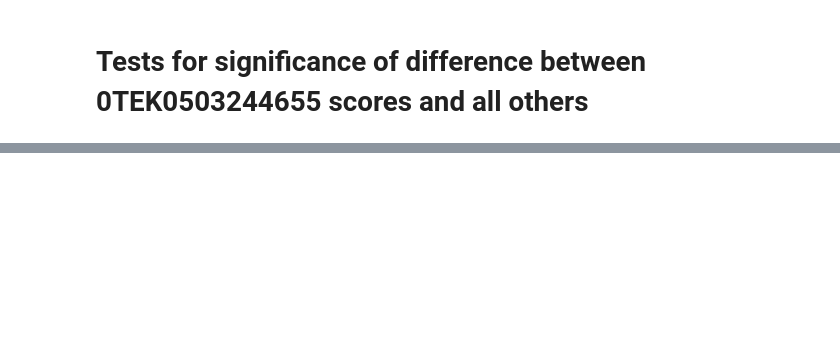
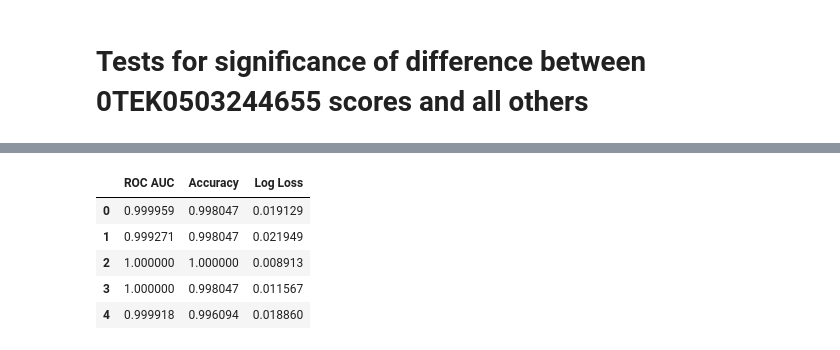
Before and after one commit to kulpojke/tree-mortality, a Jupyter notebook: src/test_geographic_outlier.ipynb, the cells around one changed output, grey strips where cells are left out. Cells and saved outputs as stored; diff of their text form; code cells hidden in the pictures; blank space fills up the shorter version.

```diff
--- a/src/test_geographic_outlier.ipynb
+++ b/src/test_geographic_outlier.ipynb
@@ -410,0 +39,14 @@ print(
+# %%
+obs_path = Path.cwd() / 'obs.csv'
+
+obs = pd.read_csv(obs_path)
+obs = obs [['roc', 'acc', 'loss']]
+obs.columns = cols
+obs.head()
+# %% [output]
+|  | ROC AUC | Accuracy | Log Loss |
+| 0 | 0.999959 | 0.998047 | 0.019129 |
+| 1 | 0.999271 | 0.998047 | 0.021949 |
+| 2 | 1.000000 | 1.000000 | 0.008913 |
+| 3 | 1.000000 | 0.998047 | 0.011567 |
+| 4 | 0.999918 | 0.996094 | 0.018860 |
```
Also changed, not shown: parts of 37 cells of this notebook, 2 other files.
